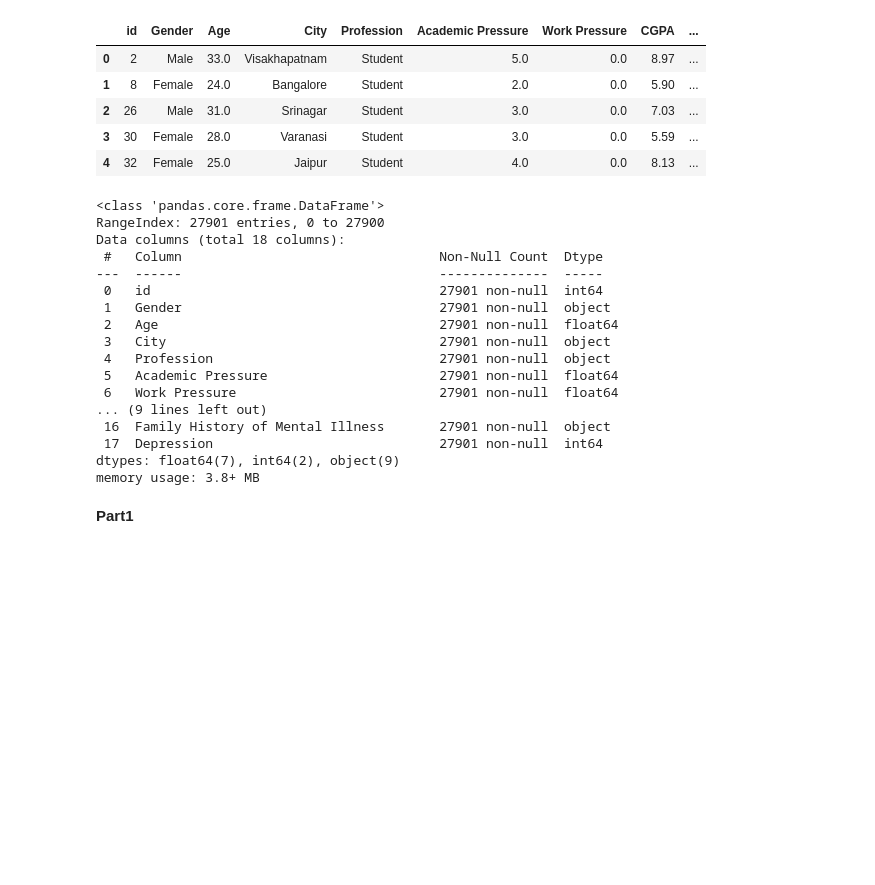
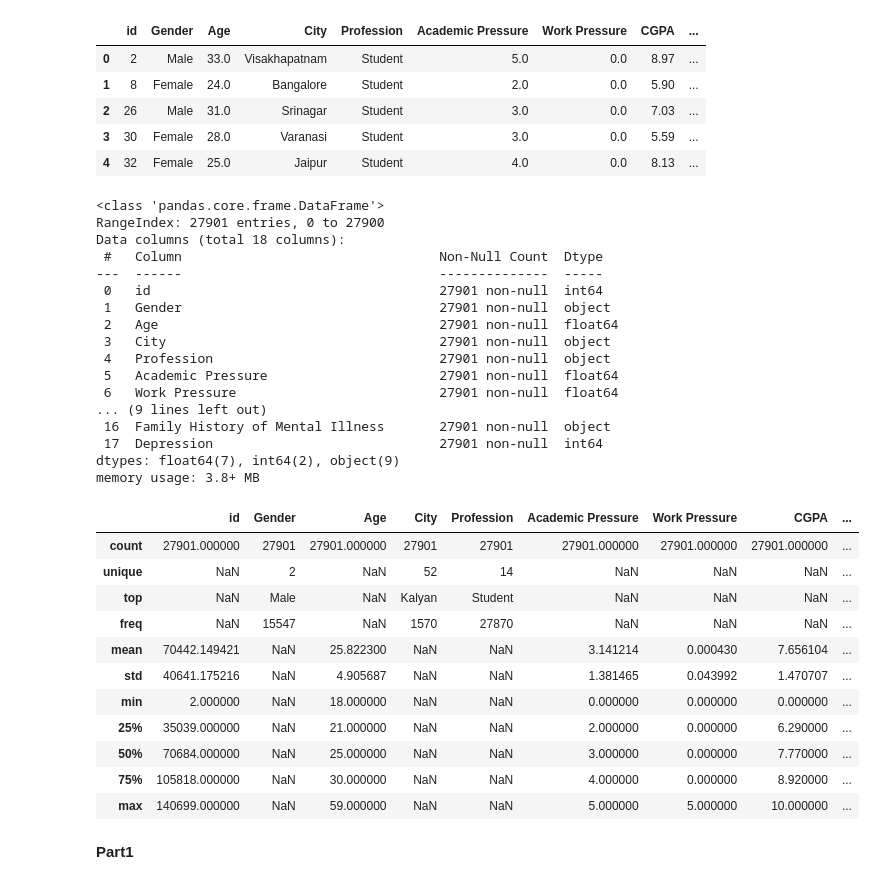
Before and after one commit to ETE4990-S25/homeworkfolder-rsoeum, a Jupyter notebook: Labs/lab 11/_Richard SOeum_Lab 11.ipynb, the cells around one changed output. Saved outputs shown, nothing was run; the diff lists cells and outputs as text; code cells hidden in the pictures; blank space fills up the shorter version.

```diff
--- a/Labs/lab 11/_Richard SOeum_Lab 11.ipynb
+++ b/Labs/lab 11/_Richard SOeum_Lab 11.ipynb
@@ -142,23 +142,37 @@ df.head()
 | 4 | 32 | Female | 25.0 | Jaipur | Student | 4.0 | 0.0 | 8.13 | ... |
 # %%
 df.info()
+df.head()
+df.describe(include="all")
 # %% [output]
 <class 'pandas.core.frame.DataFrame'>
 RangeIndex: 27901 entries, 0 to 27900
 Data columns (total 18 columns):
  #   Column                                 Non-Null Count  Dtype
 ---  ------                                 --------------  -----
  0   id                                     27901 non-null  int64
  1   Gender                                 27901 non-null  object
  2   Age                                    27901 non-null  float64
  3   City                                   27901 non-null  object
  4   Profession                             27901 non-null  object
  5   Academic Pressure                      27901 non-null  float64
  6   Work Pressure                          27901 non-null  float64
 ... (9 lines left out)
  16  Family History of Mental Illness       27901 non-null  object
  17  Depression                             27901 non-null  int64
 dtypes: float64(7), int64(2), object(9)
 memory usage: 3.8+ MB
+|  | id | Gender | Age | City | Profession | Academic Pressure | Work Pressure | CGPA | ... |
+| count | 27901.000000 | 27901 | 27901.000000 | 27901 | 27901 | 27901.000000 | 27901.000000 | 27901.000000 | ... |
+| unique | NaN | 2 | NaN | 52 | 14 | NaN | NaN | NaN | ... |
+| top | NaN | Male | NaN | Kalyan | Student | NaN | NaN | NaN | ... |
+| freq | NaN | 15547 | NaN | 1570 | 27870 | NaN | NaN | NaN | ... |
+| mean | 70442.149421 | NaN | 25.822300 | NaN | NaN | 3.141214 | 0.000430 | 7.656104 | ... |
+| std | 40641.175216 | NaN | 4.905687 | NaN | NaN | 1.381465 | 0.043992 | 1.470707 | ... |
+| min | 2.000000 | NaN | 18.000000 | NaN | NaN | 0.000000 | 0.000000 | 0.000000 | ... |
+| 25% | 35039.000000 | NaN | 21.000000 | NaN | NaN | 2.000000 | 0.000000 | 6.290000 | ... |
+| 50% | 70684.000000 | NaN | 25.000000 | NaN | NaN | 3.000000 | 0.000000 | 7.770000 | ... |
+| 75% | 105818.000000 | NaN | 30.000000 | NaN | NaN | 4.000000 | 0.000000 | 8.920000 | ... |
+| max | 140699.000000 | NaN | 59.000000 | NaN | NaN | 5.000000 | 5.000000 | 10.000000 | ... |
 # %% [markdown]
 **Part1**
```
Also changed, not shown: parts of 11 cells of this notebook.
